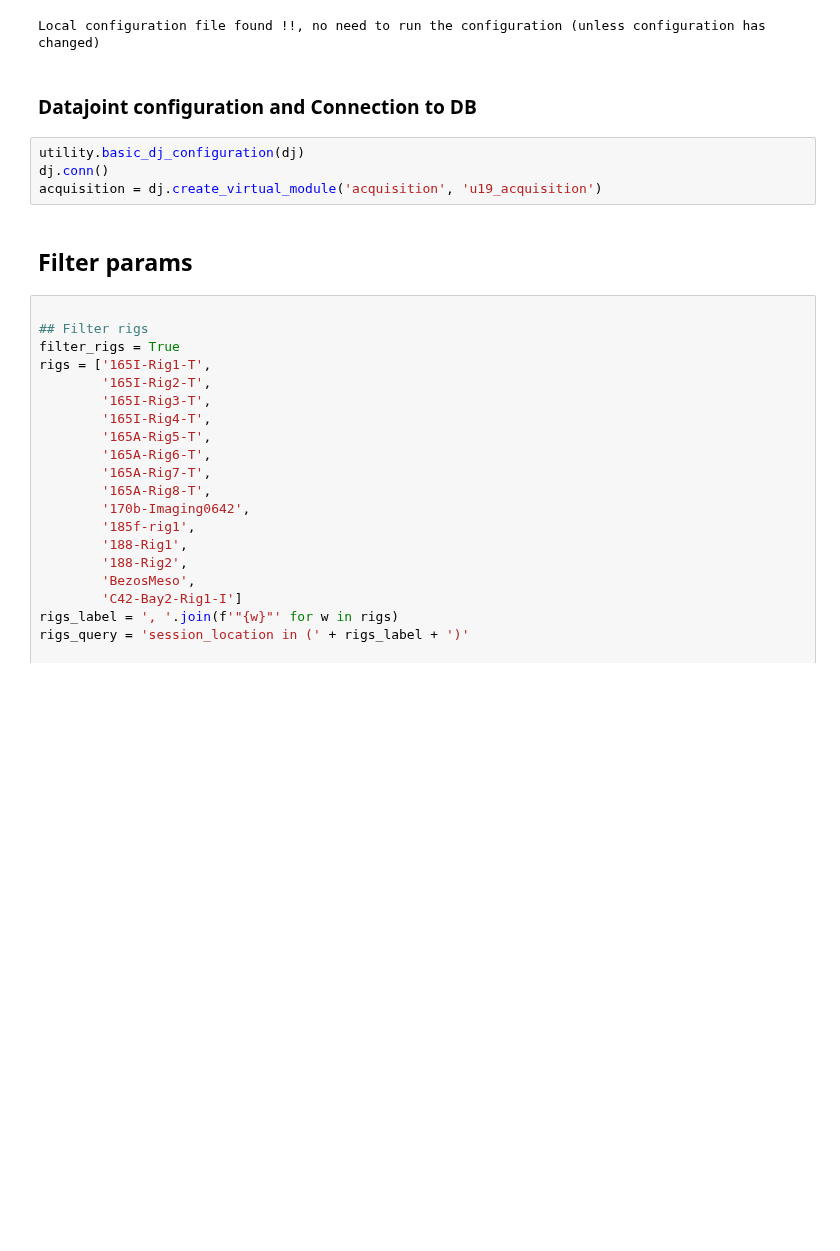
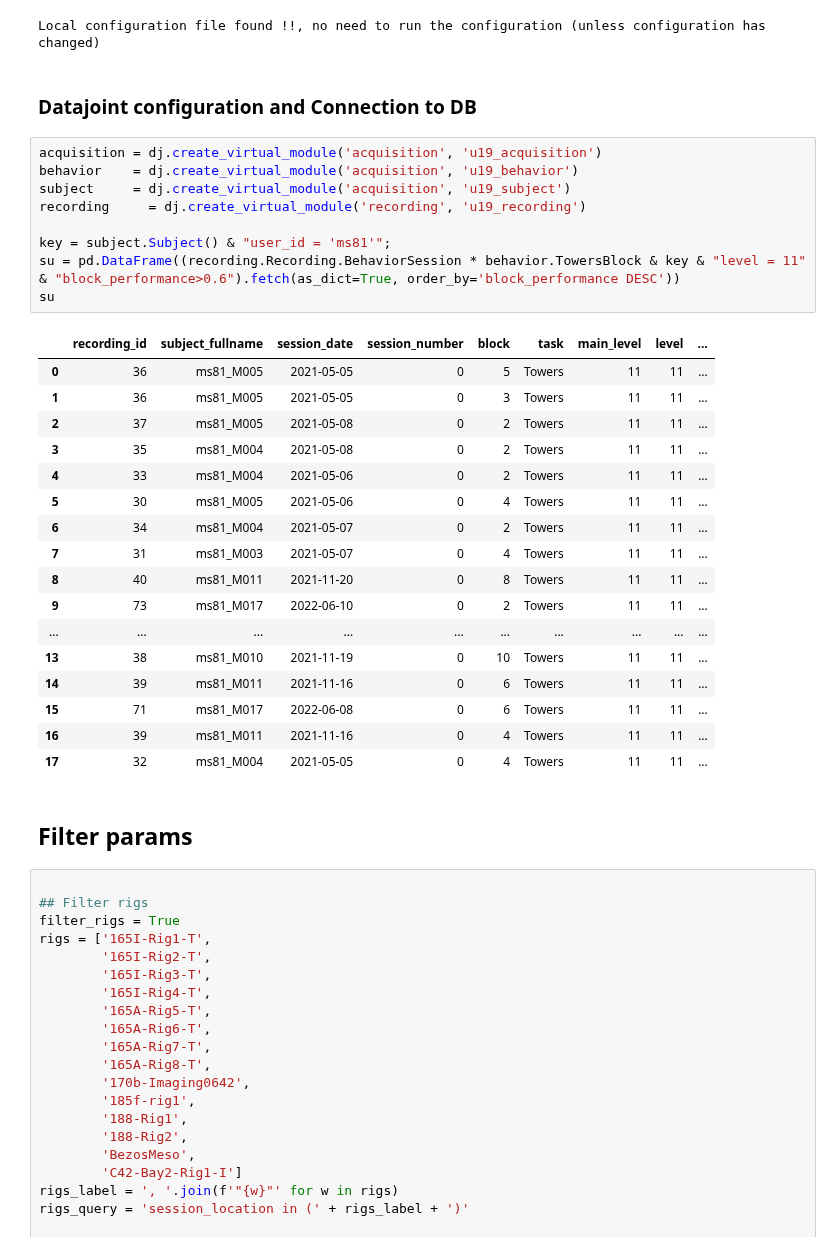
Before and after one commit to BrainCOGS/U19-pipeline-python, a Jupyter notebook: notebooks/behavior_metrics_performance.ipynb, the cells around one changed output. Drawn from its saved outputs; the diff is of its cells as text; blank space fills up the shorter version.

```diff
--- a/notebooks/behavior_metrics_performance.ipynb
+++ b/notebooks/behavior_metrics_performance.ipynb
@@ -17,10 +17,33 @@ from inspect import getmembers, isfunction
 Local configuration file found !!, no need to run the configuration (unless configuration has changed)
 # %% [markdown]
 ### Datajoint configuration and Connection to DB
-# %%
-utility.basic_dj_configuration(dj)
-dj.conn()
-acquisition = dj.create_virtual_module('acquisition', 'u19_acquisition')
+# %%
+acquisition = dj.create_virtual_module('acquisition', 'u19_acquisition')
+behavior    = dj.create_virtual_module('acquisition', 'u19_behavior')
+subject     = dj.create_virtual_module('acquisition', 'u19_subject')
+recording     = dj.create_virtual_module('recording', 'u19_recording')
+
+key = subject.Subject() & "user_id = 'ms81'";
+su = pd.DataFrame((recording.Recording.BehaviorSession * behavior.TowersBlock & key & "level = 11" & "block_performance>0.6").fetch(as_dict=True, order_by='block_performance DESC'))
+su
+# %% [output]
+|  | recording_id | subject_fullname | session_date | session_number | block | task | main_level | level | ... |
+| 0 | 36 | ms81_M005 | 2021-05-05 | 0 | 5 | Towers | 11 | 11 | ... |
+| 1 | 36 | ms81_M005 | 2021-05-05 | 0 | 3 | Towers | 11 | 11 | ... |
+| 2 | 37 | ms81_M005 | 2021-05-08 | 0 | 2 | Towers | 11 | 11 | ... |
+| 3 | 35 | ms81_M004 | 2021-05-08 | 0 | 2 | Towers | 11 | 11 | ... |
+| 4 | 33 | ms81_M004 | 2021-05-06 | 0 | 2 | Towers | 11 | 11 | ... |
+| 5 | 30 | ms81_M005 | 2021-05-06 | 0 | 4 | Towers | 11 | 11 | ... |
+| 6 | 34 | ms81_M004 | 2021-05-07 | 0 | 2 | Towers | 11 | 11 | ... |
+| 7 | 31 | ms81_M003 | 2021-05-07 | 0 | 4 | Towers | 11 | 11 | ... |
+| 8 | 40 | ms81_M011 | 2021-11-20 | 0 | 8 | Towers | 11 | 11 | ... |
+| 9 | 73 | ms81_M017 | 2022-06-10 | 0 | 2 | Towers | 11 | 11 | ... |
+| ... | ... | ... | ... | ... | ... | ... | ... | ... | ... |
+| 13 | 38 | ms81_M010 | 2021-11-19 | 0 | 10 | Towers | 11 | 11 | ... |
+| 14 | 39 | ms81_M011 | 2021-11-16 | 0 | 6 | Towers | 11 | 11 | ... |
+| 15 | 71 | ms81_M017 | 2022-06-08 | 0 | 6 | Towers | 11 | 11 | ... |
+| 16 | 39 | ms81_M011 | 2021-11-16 | 0 | 4 | Towers | 11 | 11 | ... |
+| 17 | 32 | ms81_M004 | 2021-05-05 | 0 | 4 | Towers | 11 | 11 | ... |
 # %% [markdown]
 ## Filter params
 # %%
```
Also changed, not shown: 4 other files.
